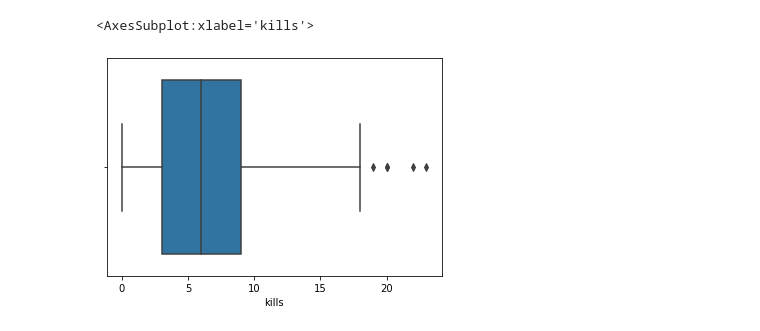
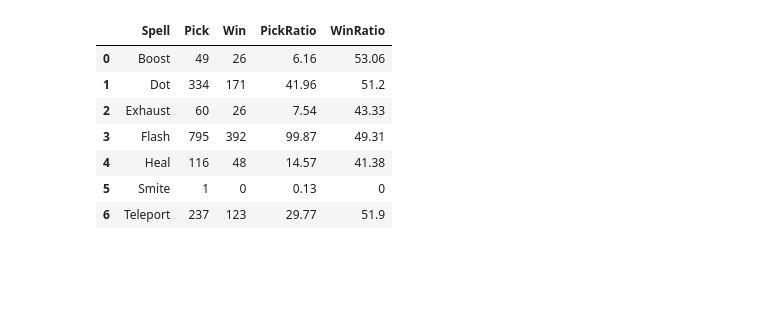
Before and after one commit to Jinu-uu/LoL-statistic, a Jupyter notebook: lol_statistic.ipynb, the cells around one changed output. Cells and saved outputs as stored; diff of their text form; code cells hidden in the pictures; blank space fills up the shorter version.

Commit message:
Akshan winratio pickratio... etc final

```diff
--- a/lol_statistic.ipynb
+++ b/lol_statistic.ipynb
@@ -9,7 +9,7 @@ import seaborn as sns
 import matplotlib.pyplot as plt
 import numpy as np
 
-api_key = "RGAPI-3a0389a6-f001-48b2-ac2b-b226fa0300f8"#api_key
+api_key = "RGAPI-80f01beb-8138-4f66-83c6-f0c8a880f377"#api_key
 
 champions_id={      #champion list
     266: "Aatrox",
@@ -315,5 +309,5 @@ print(spells_dict)
 # %%
-stats_keys = ['spell1Id', 'spell2Id', 'win', 'item0', 'item1', 'item2', 'item3', 'item4', 'item5', 'item6', 'kills', 'deaths', 'assists', 'doubleKills', 'tripleKills', 'quadraKills', 'pentaKills', 'totalDamageDealtToChampions', 'magicDamageDealtToChampions', 'physicalDamageDealtToChampions', 'trueDamageDealtToChampions', 'visionScore', 'goldEarned', 'turretKills', 'inhibitorKills', 'totalMinionsKilled', 'champLevel', 'firstBloodKill', 'firstTowerKill', 'perk0', 'perk0Var1', 'perk0Var2', 'perk0Var3', 'perk1', 'perk1Var1', 'perk1Var2', 'perk1Var3', 'perk2', 'perk2Var1', 'perk2Var2', 'perk2Var3', 'perk3', 'perk3Var1', 'perk3Var2', 'perk3Var3', 'perk4', 'perk4Var1', 'perk4Var2', 'perk4Var3', 'perk5', 'perk5Var1', 'perk5Var2', 'perk5Var3', 'perkPrimaryStyle', 'perkSubStyle', 'statPerk0', 'statPerk1', 'statPerk2']
+    stats_keys = ['spell1Id', 'spell2Id', 'win', 'item0', 'item1', 'item2', 'item3', 'item4', 'item5', 'item6', 'kills', 'deaths', 'assists', 'doubleKills', 'tripleKills', 'quadraKills', 'pentaKills', 'totalDamageDealtToChampions', 'magicDamageDealtToChampions', 'physicalDamageDealtToChampions', 'trueDamageDealtToChampions', 'visionScore', 'goldEarned', 'turretKills', 'inhibitorKills', 'totalMinionsKilled', 'champLevel', 'firstBloodKill', 'firstTowerKill', 'perk0', 'perk0Var1', 'perk0Var2', 'perk0Var3', 'perk1', 'perk1Var1', 'perk1Var2', 'perk1Var3', 'perk2', 'perk2Var1', 'perk2Var2', 'perk2Var3', 'perk3', 'perk3Var1', 'perk3Var2', 'perk3Var3', 'perk4', 'perk4Var1', 'perk4Var2', 'perk4Var3', 'perk5', 'perk5Var1', 'perk5Var2', 'perk5Var3', 'perkPrimaryStyle', 'perkSubStyle', 'statPerk0', 'statPerk1', 'statPerk2']
 # %%
 akshan_df = []     #make dataframe
 for x in range(len(akshan_match_data)):
@@ -330,6 +324,7 @@ for x in range(len(akshan_match_data)):
 # %%
 akshan_df = pd.DataFrame(akshan_df)
 akshan_df.columns = stats_keys
+akshan_df['kda'] = (akshan_df['kills'] + akshan_df['assists'])/(akshan_df['deaths'])
 akshan_df
 # %% [output]
 |  | spell1Id | spell2Id | win | item0 | item1 | item2 | item3 | item4 | item5 | item6 | ... | ... |
@@ -354,5 +343,65 @@ Name: win, dtype: int64
-# %%
-sns.boxplot(x = "kills", orient = "v", data = akshan_df)
-# %% [output]
-<AxesSubplot:xlabel='kills'>
-[figure, removed]
+# %%
+akshan_spell_count = {}
+spells_id_list = list(spells_dict.values())
+
+for x in range(len(akshan_spell_count)):
+    spells_id_list.append(int(list(akshan_spell_count.keys())[x]))
+
+for x in range(len(list(spells_dict.values()))):
+    akshan_spell_count[int(list(spells_dict.values())[x])] = [0,0,list(spells_dict.keys())[x]]
+for i in range(len(akshan_df.index)):
+    if akshan_df['spell1Id'][i] in akshan_spell_count:
+        akshan_spell_count[akshan_df['spell1Id'][i]][0]+=1
+        if akshan_df['win'][i] == True:
+            akshan_spell_count[akshan_df['spell1Id'][i]][1]+=1
+    if akshan_df['spell2Id'][i] in akshan_spell_count:
+        akshan_spell_count[akshan_df['spell2Id'][i]][0]+=1
+        if akshan_df['win'][i] == True:
+            akshan_spell_count[akshan_df['spell2Id'][i]][1]+=1
+
+for i in range(len(akshan_spell_count)):
+    if akshan_spell_count[int(spells_id_list[i])][0] == 0:
+        del akshan_spell_count[int(spells_id_list[i])]
+    else:
+        akshan_spell_count[int(spells_id_list[i])][2] = akshan_spell_count[int(spells_id_list[i])][2][8:]
+
+akshan_spells_list = []
+
+for x in range(len(akshan_spell_count)):
+    akshan_spells_list.append(list(akshan_spell_count.keys())[x])
+
+akshan_spell_df = []
+#print(akshan_spell_count[])
+for i in range(3):
+    my_list = []
+    for j in range(len(akshan_spell_count)):
+        my_list.append(akshan_spell_count[akshan_spells_list[j]][i])
+    if i == 2:
+        akshan_spell_df.insert(0, my_list)
+    else:
+        akshan_spell_df.append(my_list)
+
+akshan_spell_win_ratio = []
+akshan_spell_pick_ratio = []
+for x in range(len(akshan_spell_count)):
+    if akshan_spell_df[2][x] == 0 or akshan_spell_df[1][x] == 0:
+        akshan_spell_win_ratio.append(0)
+    else:
+        akshan_spell_win_ratio.append(round(akshan_spell_df[2][x]/akshan_spell_df[1][x]*100,2))
+for x in range(len(akshan_spell_count)):
+    akshan_spell_pick_ratio.append(round(akshan_spell_df[1][x]/len(akshan_df)*100,2))
+akshan_spell_df.append(akshan_spell_pick_ratio)
+akshan_spell_df.append(akshan_spell_win_ratio)
+akshan_spell_df = pd.DataFrame(akshan_spell_df)
+akshan_spell_df.index = ['Spell', 'Pick','Win', 'PickRatio', 'WinRatio']
+akshan_spell_df = akshan_spell_df.transpose()
+akshan_spell_df
+# %% [output]
+|  | Spell | Pick | Win | PickRatio | WinRatio |
+| 0 | Boost | 49 | 26 | 6.16 | 53.06 |
+| 1 | Dot | 334 | 171 | 41.96 | 51.2 |
+| 2 | Exhaust | 60 | 26 | 7.54 | 43.33 |
+| 3 | Flash | 795 | 392 | 99.87 | 49.31 |
+| 4 | Heal | 116 | 48 | 14.57 | 41.38 |
+| 5 | Smite | 1 | 0 | 0.13 | 0 |
+| 6 | Teleport | 237 | 123 | 29.77 | 51.9 |
```
Also changed, not shown: parts of 8 cells of this notebook.
